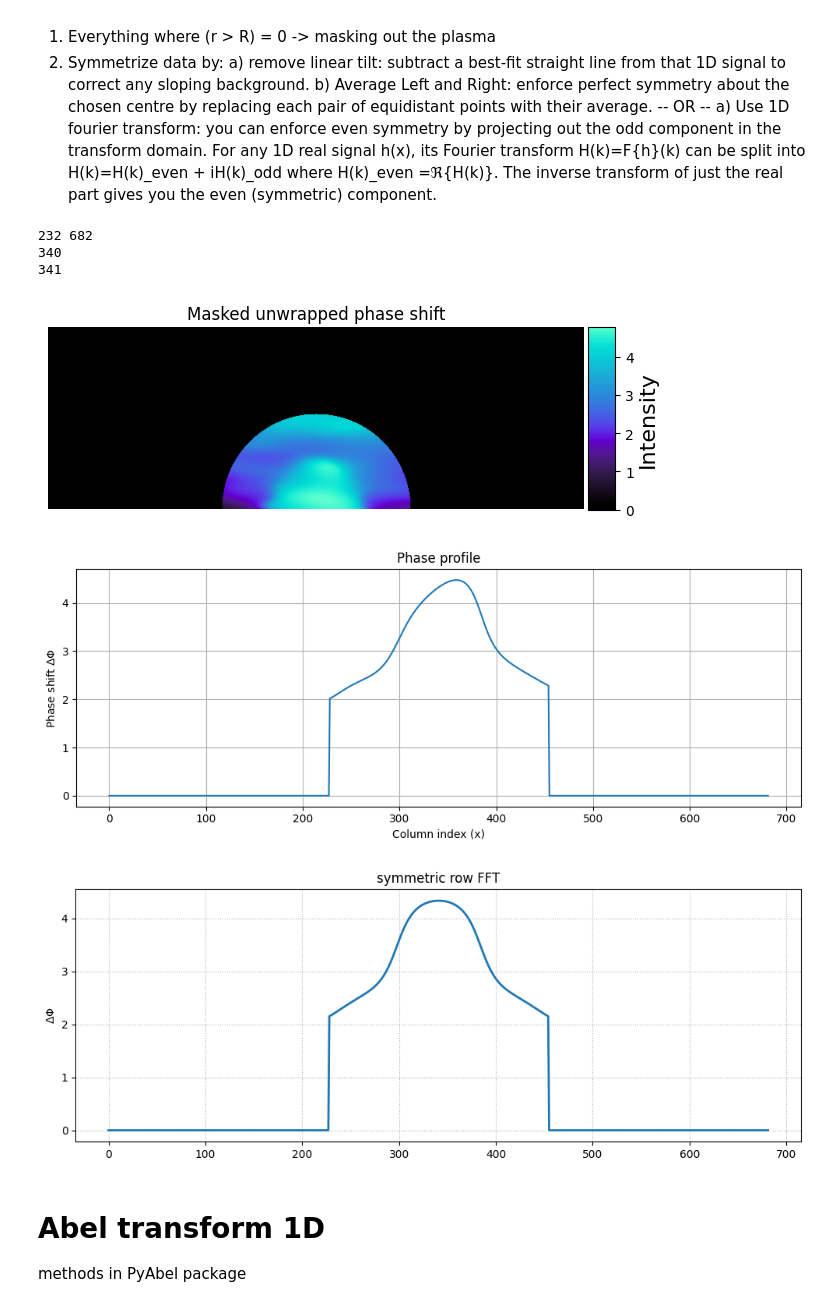
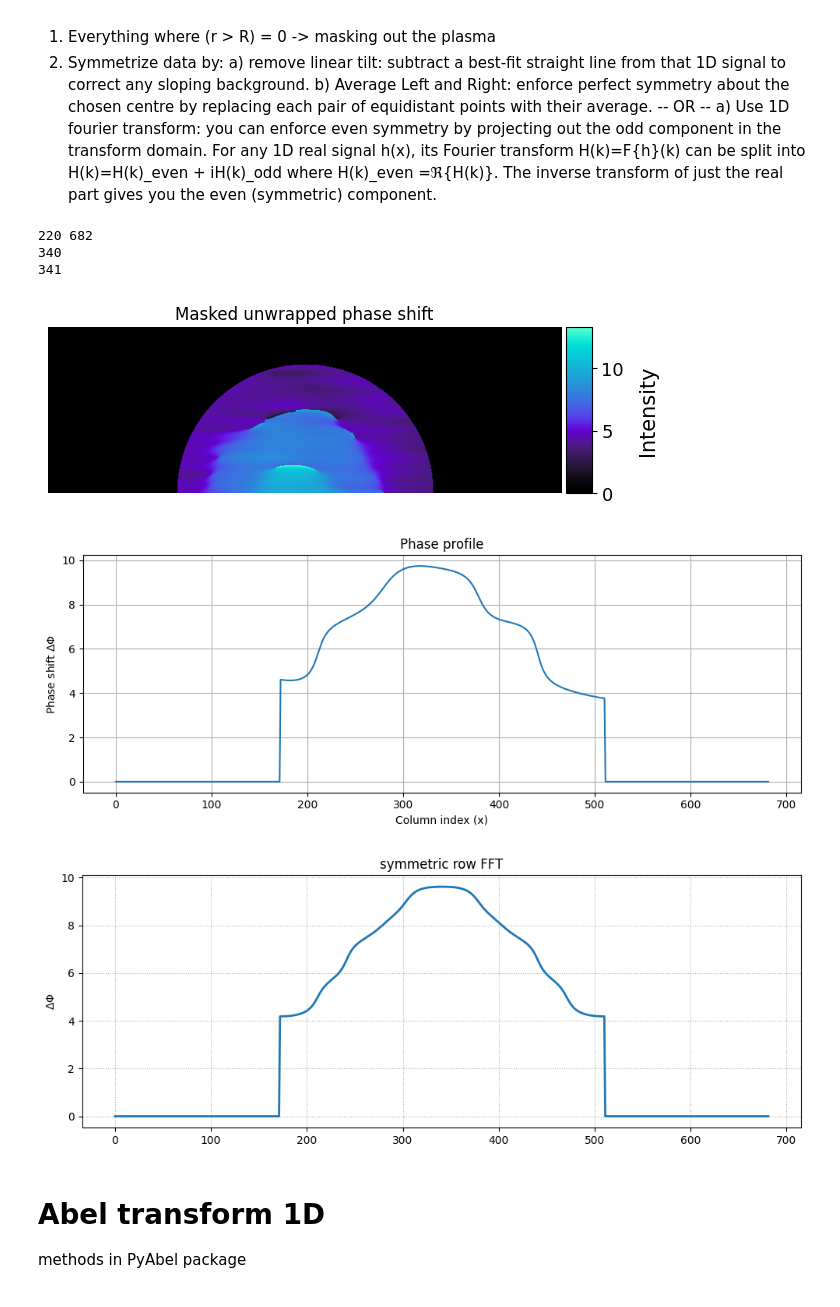
Before and after one commit to josef-codes/Abel-inversion, a Jupyter notebook: src/Phase_shift_extraction_automated.ipynb, the cells around one changed output. Cells and saved outputs as stored; diff of their text form; code cells hidden in the pictures.

```diff
--- a/src/Phase_shift_extraction_automated.ipynb
+++ b/src/Phase_shift_extraction_automated.ipynb
@@ -41,6 +41,7 @@ C:\Users\User\z\Desktop\WUT\Diplomka\ZPRACOVÁNÍ\Data testing\processing_projec
 # %% [markdown]
 Choosing path
 # %%
+"""
 path = constants.base_dir
 folders = global_utils.get_folder_names(path)
 folders2 = global_utils.get_folder_names(os.path.join(path, folders[1]))
@@ -51,6 +52,7 @@ print(folders)
 print(folders2)
 print(folders3)
 print(folders4)
+"""
 # files
 print("--- Files ---")
 # path_img_files = os.path.join(path4, folders4[1])
@@ -62,10 +64,19 @@ print("--- Files ---")
 # ref_path = os.path.join(path_ref_files, files_ref[19]) # 19 - H0_3_28_25\reference x4\REF_X9.tif
 
 # ------ 2090 nm ------
-path_img_files = os.path.join(path4, folders4[1])
+# path_img_files = os.path.join(path4, folders4[1])
+# path_ref_files = os.path.join(path, folders[1], folders2[1], folders3[9])
+
+path_img_files = constants.dir_1064_H6_1
+path_ref_files = constants.dir_1064_x4_H6
+
 files_img = global_utils.get_file_names(path_img_files)
-img_path = os.path.join(path_img_files, files_img[0]) #
-path_ref_files = os.path.join(path, folders[1], folders2[1], folders3[9])
+files_img = global_utils.filter_by_M_exact(
+    files_img,
+    exact = 5
+)
+print(files_img)
+img_path = os.path.join(path_img_files, files_img[19]) #
 files_ref = global_utils.get_file_names(path_ref_files)
 ref_path = os.path.join(path_ref_files, files_ref[1]) #
 
@@ -247,8 +267,8 @@ fig = global_functions_im.plot_image(phase_shift, title='Phase shift', cmap='win
 3. Mask the phase unwrapped image
 # %%
 ## --- CROP base ---
-num_crop_2090_H0 = 23
-phase_shift_crop = functions_phase_shift.crop_img_base(phase_shift, num_crop_2090_H0)
+base_crop = 35
+phase_shift_crop = functions_phase_shift.crop_img_base(phase_shift, base_crop)
 fig = global_functions_im.plot_image(phase_shift_crop, title='Phase shift no base', cmap='winter',colorbar_label='$\Delta\Phi$') # arctic
 ## --- Phase UNWRAP with step function algorithms ---
 # openCV library
@@ -279,44 +300,44 @@ a) Use 1D fourier transform: you can enforce even symmetry by projecting out the
 # %%
 ## --- 1. Mask plasma ---
 rows, cols = image_unwrapped.shape
-mask_radius = 120
+mask_radius = 170
 # y0 at the last row (base of the image), x0 at the horizontal midpoint
 center_x = 340
 y0 = rows - 1
 x0 = cols // 2 # middle of an image
 print(rows, cols)
 print(center_x)
 print(x0)
 semicircle_mask = functions_abel.make_semicircle_mask((rows, cols),
                          center = (y0, x0),
                          radius =  mask_radius,
                          smooth_sigma = None)
 masked_plasma = image_unwrapped * semicircle_mask
 global_functions_im.plot_image(masked_plasma, title='Masked unwrapped phase shift', cmap=cmr.cosmic)
 
 ## --- 2. Symmetrization ---
-row = y0 - 40
+row = y0 - 5
 utils.plot_image_row(masked_plasma, row= row, title="Phase profile")
 
 ## --- (A) 1D fourier transform ---
 symmetric_row_FFT = functions_abel.symmetrize_via_fft(masked_plasma[row, :])
 utils.plot_1d_profile(symmetric_row_FFT,title='symmetric row FFT',xlabel='',ylabel='$\Delta\Phi$')
 
 ## --- (B) Remove linear tilt, average left and right  ---
 # remove_tilt = functions_abel.remove_linear_tilt(masked_plasma[row, :])
 # utils.plot_intensity(remove_tilt)
 # symmetric_row = functions_abel.symmetrize_profile(
 #        remove_tilt,
 #        side = "both"
 # )
 # utils.plot_intensity(symmetric_row)
 # %% [output]
-232 682
+220 682
 340
 341
-[figure, old version]
+[figure, new version]
-[figure, old version]
+[figure, new version]
-[figure, old version]
+[figure, new version]
 # %% [markdown]
 # Abel transform 1D
 methods in PyAbel package
```
Also changed, not shown: parts of 12 cells of this notebook, 3 other files.
